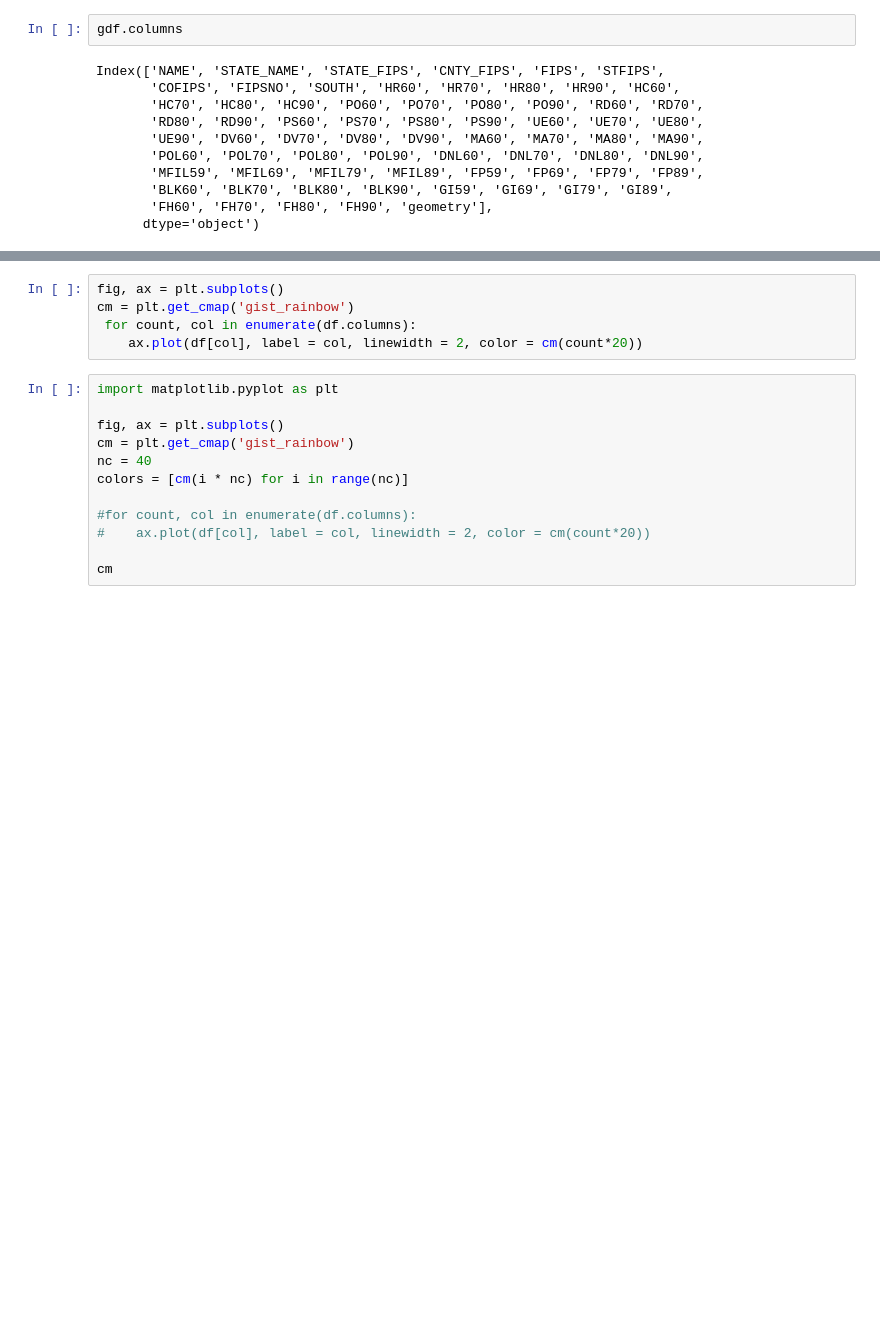
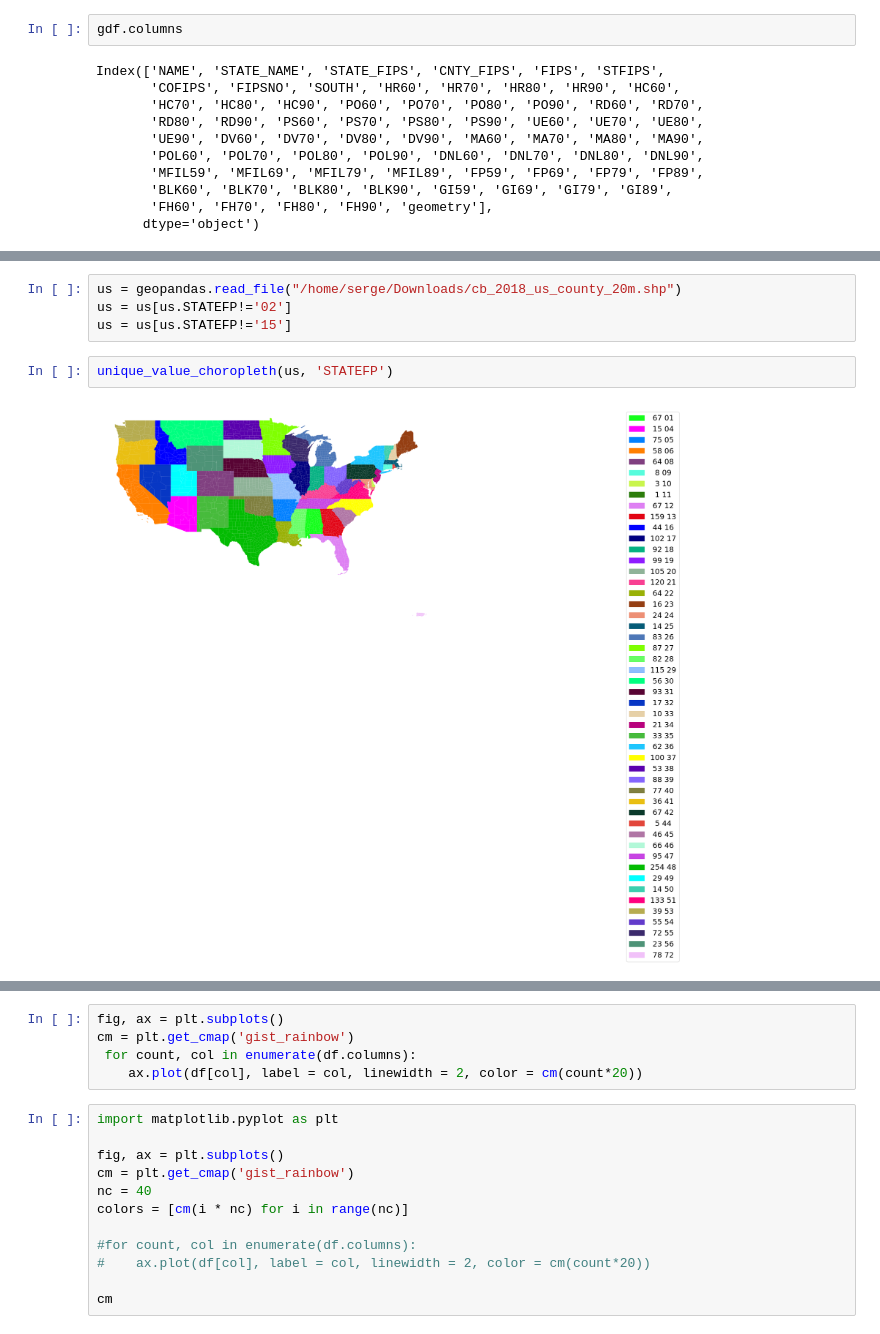
Before and after one commit to pysal/mapclassify, a Jupyter notebook: notebooks/07_unique.ipynb, the cells around one changed output, grey strips where cells are left out. Drawn from its saved outputs; the diff is of its cells as text; blank space fills up the shorter version.

```diff
--- a/notebooks/07_unique.ipynb
+++ b/notebooks/07_unique.ipynb
@@ -149 +61,9 @@ counts, colors, df = _unique_value(gdf.STATE_NAME)
+# %%
+us = geopandas.read_file("/home/serge/Downloads/cb_2018_us_county_20m.shp")
+us = us[us.STATEFP!='02']
+us = us[us.STATEFP!='15']
+# %%
+unique_value_choropleth(us, 'STATEFP')
+# %% [output]
+[figure, added]
 # %%
```
Also changed, not shown: parts of 37 cells of this notebook.
